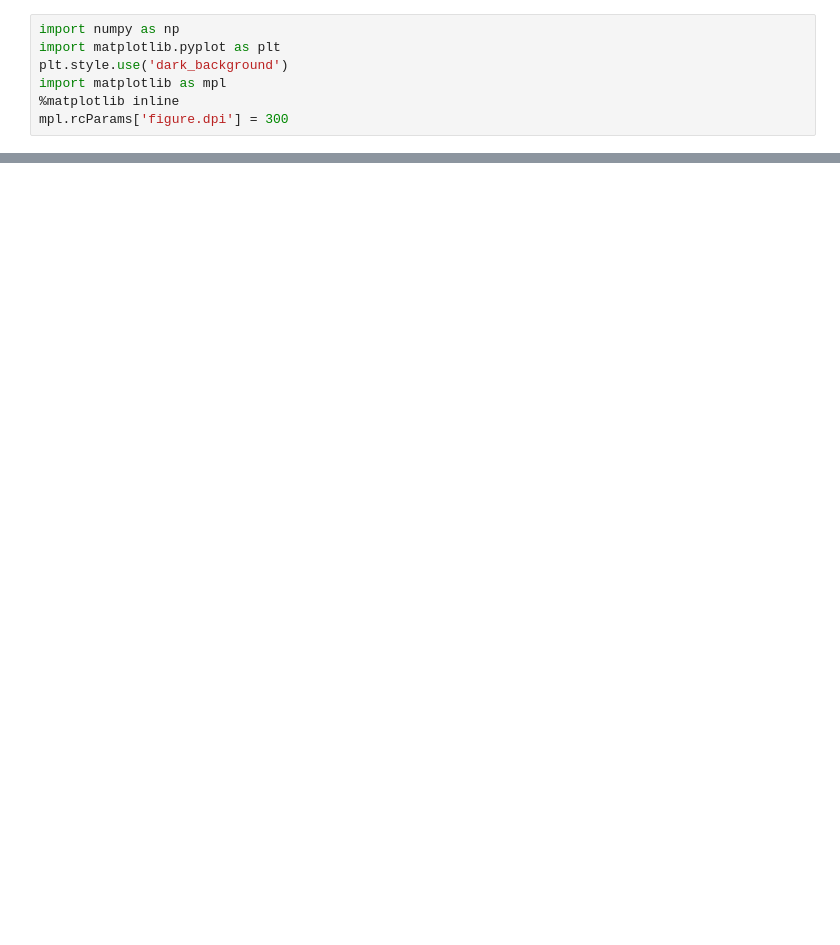
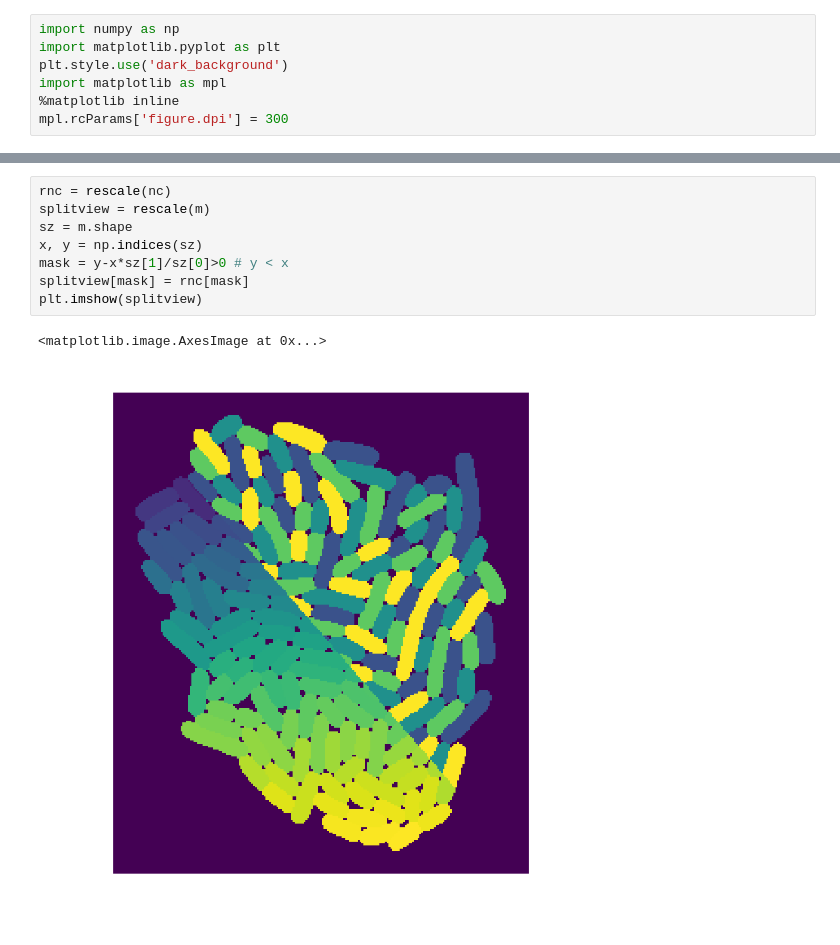
Before and after one commit to kevinjohncutler/ncolor, a Jupyter notebook: example.ipynb, the cells around one changed output, grey strips where cells are left out. Saved outputs shown, nothing was run; the diff lists cells and outputs as text; blank space fills up the shorter version.

```diff
--- a/example.ipynb
+++ b/example.ipynb
@@ -19,0 +83,11 @@ plt.axis('off')
+# %%
+rnc = rescale(nc)
+splitview = rescale(m)
+sz = m.shape
+x, y = np.indices(sz)
+mask = y-x*sz[1]/sz[0]>0 # y < x
+splitview[mask] = rnc[mask]
+plt.imshow(splitview)
+# %% [output]
+<matplotlib.image.AxesImage at 0x...>
+[figure, added]
```
Also changed, not shown: parts of 4 cells of this notebook, 1 other file.
